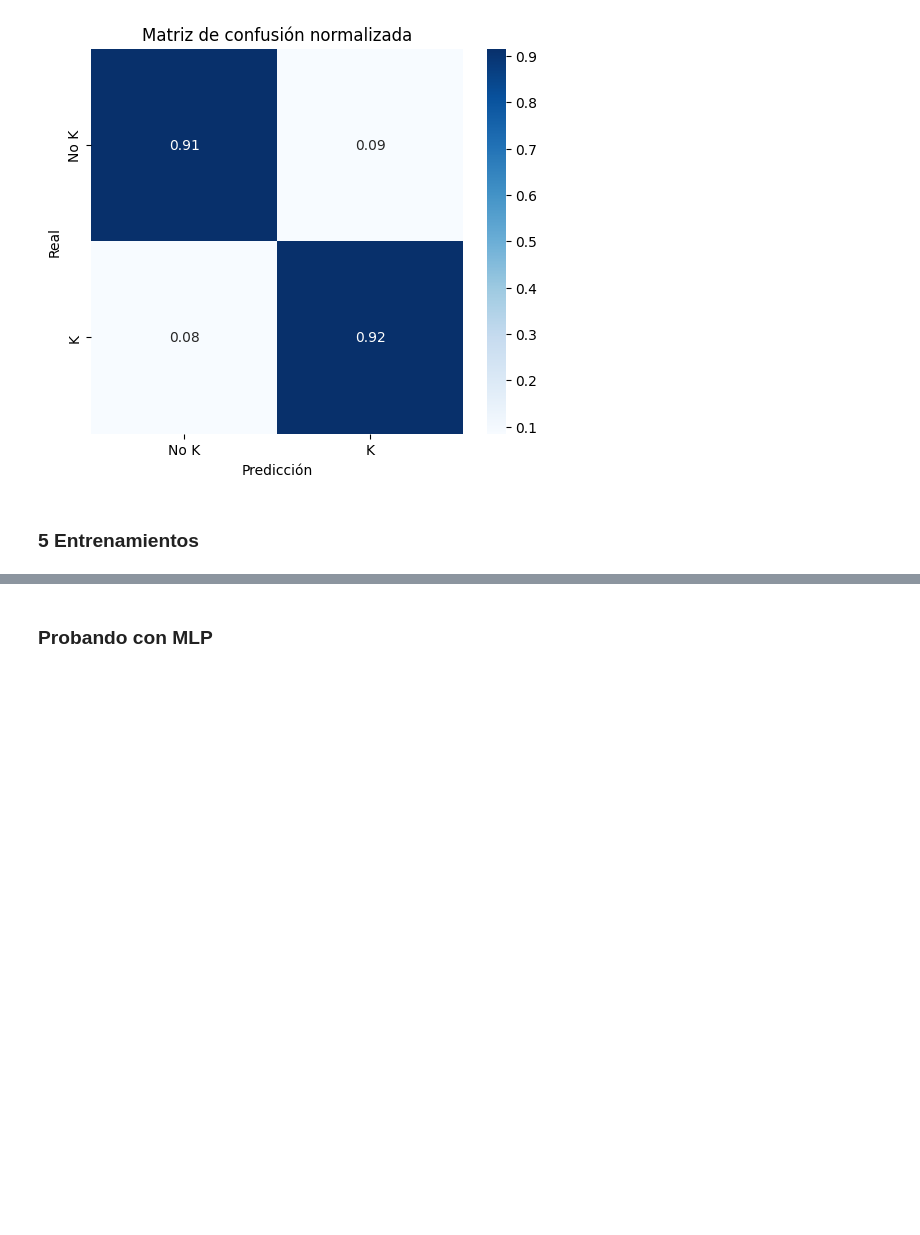
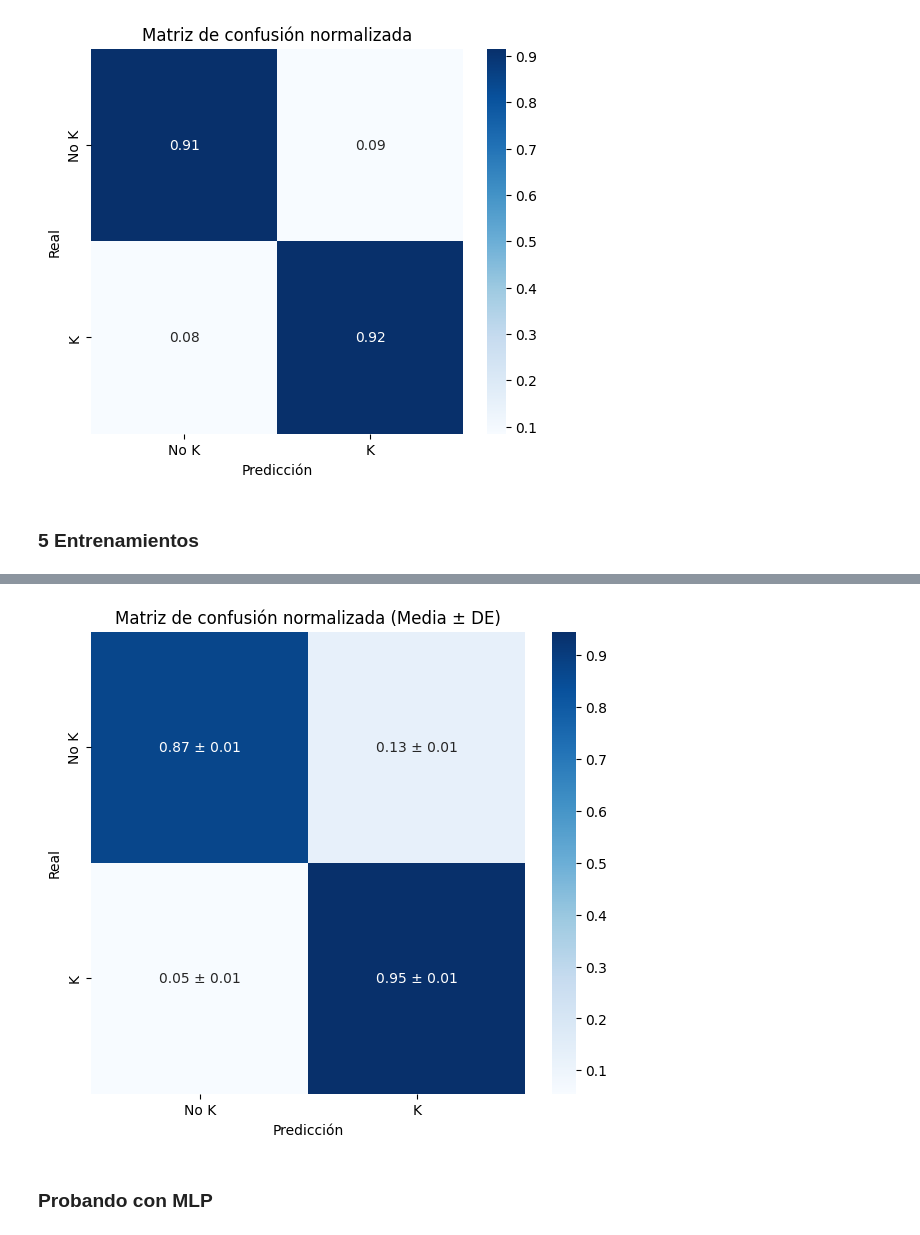
Before and after one commit to fmpalmab/Complejos-K-11a, a Jupyter notebook: k2.ipynb, the cells around one changed output, grey strips where cells are left out. Cells and saved outputs as stored; diff of their text form; code cells hidden in the pictures; blank space fills up the shorter version.

```diff
--- a/k2.ipynb
+++ b/k2.ipynb
@@ -589,3 +551,86 @@ plot_confusion_matrix(model, test_loader, device)
+# %%
+from sklearn.utils import resample
+def plot_confusion_matrix_with_std(model, dataloader, device,
+                                   n_bootstraps=1000,
+                                   title="Matriz de confusión normalizada (Media ± DE)"):
+    """
+    Evalúa el modelo usando bootstrapping para calcular la media y DE
+    de la matriz de confusión normalizada.
+    """
+    model.eval()
+    all_preds = []
+    all_labels = []
+
+    # 1. Obtener todas las predicciones y etiquetas una sola vez
+    with torch.no_grad():
+        for inputs, labels in dataloader:
+            inputs, labels = inputs.to(device), labels.to(device)
+            outputs = model(inputs)
+            preds = (torch.sigmoid(outputs) > 0.5).float()
+
+            all_preds.extend(preds.cpu().numpy().flatten())
+            all_labels.extend(labels.cpu().numpy().flatten())
+
+    all_preds = np.array(all_preds)
+    all_labels = np.array(all_labels)
+
+    # 2. Realizar el bootstrapping
+    bootstrapped_cms = []
+    for _ in range(n_bootstraps):
+        # Remuestrear los índices
+        indices = resample(range(len(all_preds)))
+        boot_labels = all_labels[indices]
+        boot_preds = all_preds[indices]
+
+        # Calcular la matriz de confusión para esta muestra
+        cm = confusion_matrix(boot_labels, boot_preds, normalize='true')
+
+        # Asegurarse de que la matriz sea 2x2 (en caso de que una muestra no tenga una clase)
+        if cm.shape == (1, 1):
+            if boot_labels[0] == 0:
+                cm = np.array([[cm[0,0], 0], [0, 0]])
+            else: # Si solo vio '1' y acertó '1':
+                cm = np.array([[0, 0], [0, cm[0,0]]])
+
+        bootstrapped_cms.append(cm)
+
+    # 3. Calcular la media y la desviación estándar
+    bootstrapped_cms = np.array(bootstrapped_cms)
+
+    cm_mean = np.mean(bootstrapped_cms, axis=0) # Media a través de las muestras
+    cm_std = np.std(bootstrapped_cms, axis=0)   # Desviación estándar a través de las muestras
+
+    # 4. Crear las etiquetas de texto (anotaciones)
+    annot_labels = np.empty_like(cm_mean, dtype=object)
+    for i in range(cm_mean.shape[0]):
+        for j in range(cm_mean.shape[1]):
+            mean_val = cm_mean[i, j]
+            std_val = cm_std[i, j]
+            # FORMATO: "0.85 ± 0.02"
+            annot_labels[i, j] = f"{mean_val:.2f} ± {std_val:.2f}"
+
+    # 5. Graficar
+    plt.figure(figsize=(7, 6)) # Un poco más grande para el texto
+
+    # Usamos cm_mean para el COLOR
+    # Usamos annot_labels para el TEXTO
+    # Usamos fmt="" porque las etiquetas ya están formateadas
+    sns.heatmap(cm_mean,
+                annot=annot_labels,  # <--- Anotaciones personalizadas
+                fmt="",                # <--- Formato vacío
+                cmap="Blues",
+                xticklabels=["No K", "K"],
+                yticklabels=["No K", "K"])
+
+    plt.xlabel("Predicción")
+    plt.ylabel("Real")
+    plt.title(title)
+    plt.show()
+
+# Ejemplo de uso (AHORA LLAMA A LA NUEVA FUNCIÓN)
+plot_confusion_matrix_with_std(model, test_loader, device)
+# %% [output]
+[figure, added]
 # %% [markdown]
 ### Probando con MLP
 # %%
```
Also changed, not shown: parts of 25 cells of this notebook.
